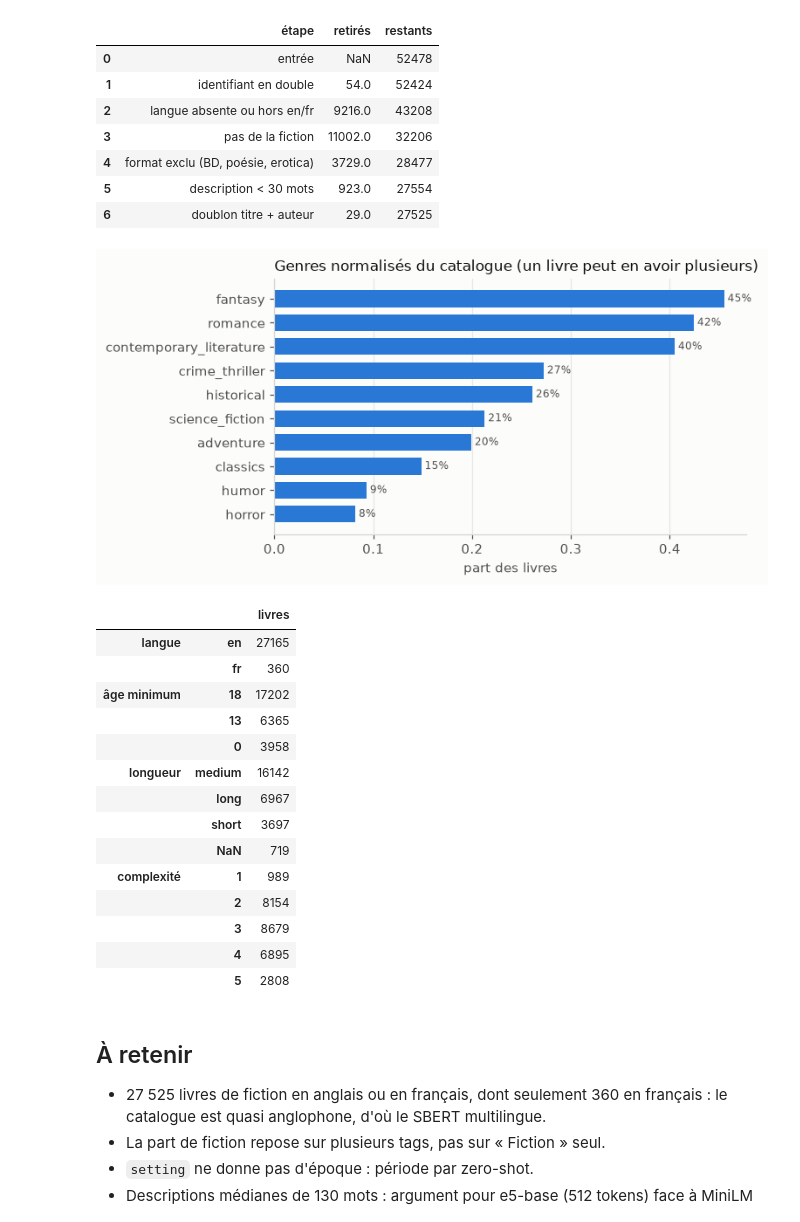
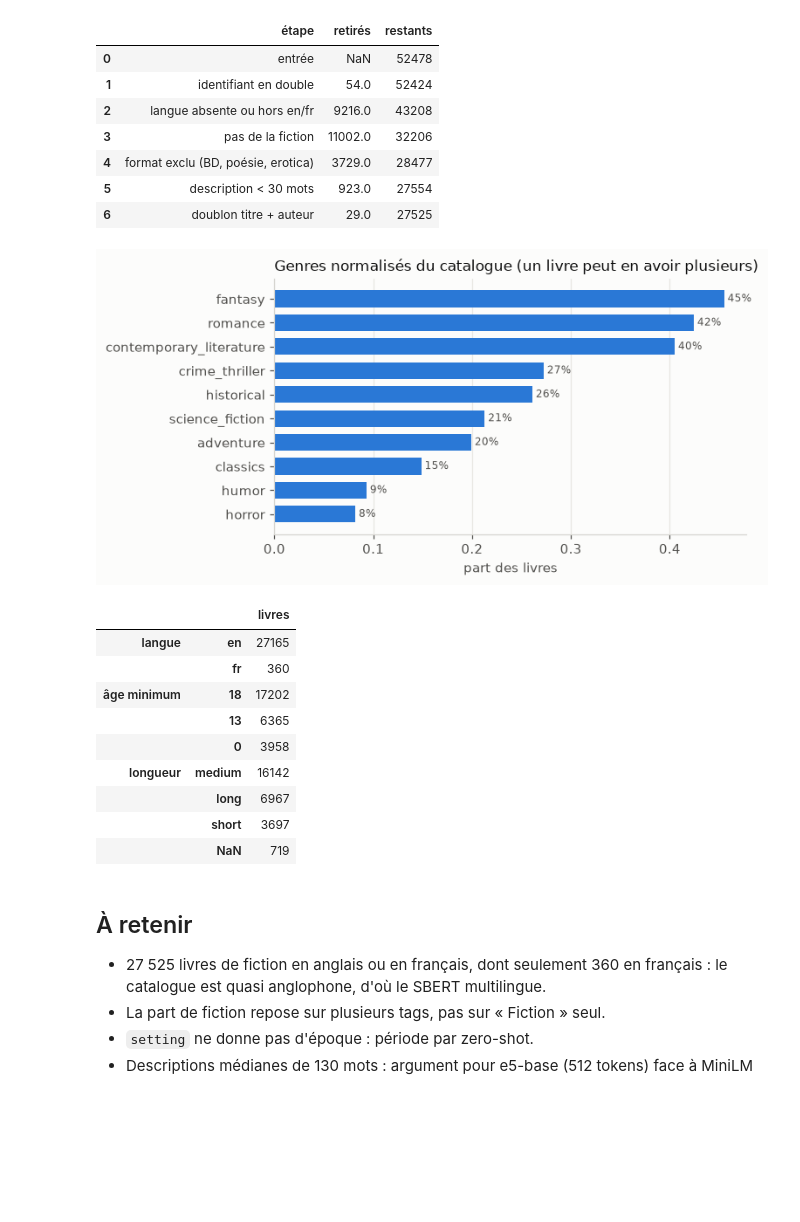
Before and after one commit to Oumar26/book-recommender-nlp, a Jupyter notebook: backend/notebooks/01_exploration.ipynb, the cells around one changed output. Drawn from its saved outputs; the diff is of its cells as text; code cells hidden in the pictures; blank space fills up the shorter version.

```diff
--- a/backend/notebooks/01_exploration.ipynb
+++ b/backend/notebooks/01_exploration.ipynb
@@ -257,36 +253,30 @@ sans genre normalisé : 387 · sans nombre de pages : 719
 # %%
 catalog = pd.DataFrame([vars(b) for b in KeepInMemory.books])
 genre_share = catalog.genres.explode().value_counts() / len(catalog)
 hbar(
     genre_share,
     "Genres normalisés du catalogue (un livre peut en avoir plusieurs)",
     "part des livres",
 )
 pd.concat(
     {
         "langue": catalog.language.value_counts(),
         "âge minimum": catalog.min_age.value_counts(),
         "longueur": catalog.length_category.value_counts(dropna=False),
-        "complexité": catalog.complexity.value_counts().sort_index(),
     }
 ).to_frame("livres")
 # %% [output]
 [figure]
 |  |  | livres |
 | langue | en | 27165 |
 |  | fr | 360 |
 | âge minimum | 18 | 17202 |
 |  | 13 | 6365 |
 |  | 0 | 3958 |
 | longueur | medium | 16142 |
 |  | long | 6967 |
 |  | short | 3697 |
 |  | NaN | 719 |
-| complexité | 1 | 989 |
-|  | 2 | 8154 |
-|  | 3 | 8679 |
-|  | 4 | 6895 |
-|  | 5 | 2808 |
 # %% [markdown]
 ## À retenir
 
```
Also changed, not shown: parts of 1 cell of this notebook, 21 other files.
